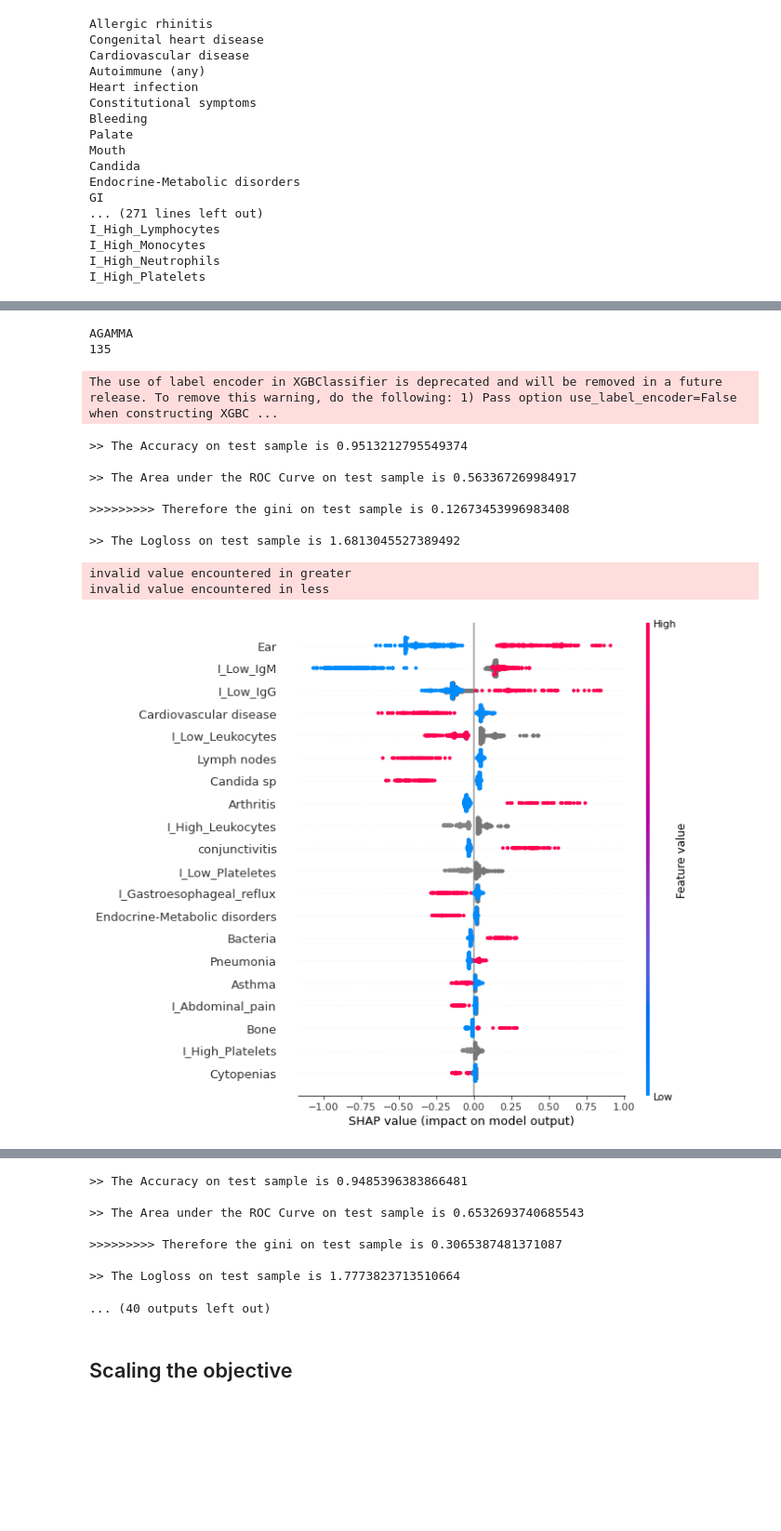
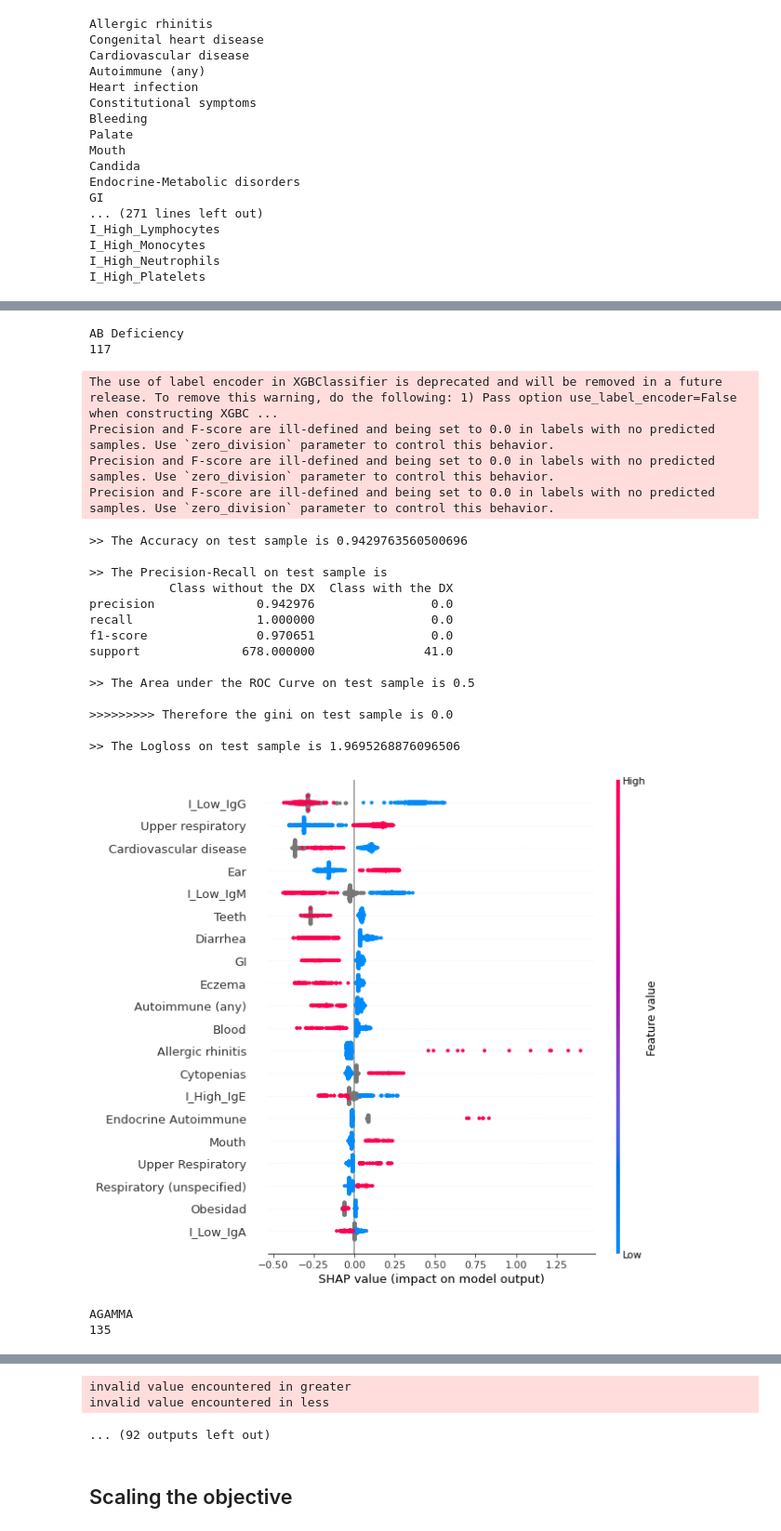
Before and after one commit to adfmb/who_is_your_data, a Jupyter notebook: 0011_xgboost_01_12Dx.ipynb, the cells around one changed output, grey strips where cells are left out. Shown at 93% size. Saved outputs shown, nothing was run; the diff lists cells and outputs as text; code cells hidden in the pictures; blank space fills up the shorter version.

```diff
--- a/0011_xgboost_01_12Dx.ipynb
+++ b/0011_xgboost_01_12Dx.ipynb
@@ -195,12 +195,22 @@ def run_model_DX(data,target_num,scale=False):
         **fit_params)
 
     pred_val = model.predict(X_test)
-
+    labels= ['Class without the DX', 'Class with the DX']
     accuracy_test = accuracy_score(y_test, pred_val)
+    report_precision_recall = pd.DataFrame(
+        classification_report(
+            y_test, pred_val,output_dict=True, target_names=labels
+        )
+    ).drop(
+            columns=['macro avg','weighted avg','accuracy']
+        )#.rename(columns={'accuracy':'accuracy_train'})
     auc_test = roc_auc_score(y_test, pred_val)
     logloss_test = log_loss(y_test, pred_val)
 
     print('>> The Accuracy on test sample is ' + str(accuracy_test))
+    print('')
+    print('>> The Precision-Recall on test sample is ')
+    print(report_precision_recall)
     print('')
     print('>> The Area under the ROC Curve on test sample is ' + str(auc_test))
     print('')
@@ -239,6 +249,7 @@ def run_model_DX(data,target_num,scale=False):
 # %%
 list_res = []
 for target_num in list(set(data['pre_target'])):
+    listreports=run_model_DX(data,target_num)
     list_res = list_res + [run_model_DX(data,target_num)]
 # %% [output]
 AB Deficiency
@@ -248,20 +268,30 @@ The use of label encoder in XGBClassifier is deprecated and will be removed in a
 
 >> The Area under the ROC Curve on test sample is 0.5
 
 >>>>>>>>> Therefore the gini on test sample is 0.0
 
 >> The Logloss on test sample is 1.9695268876096506
 [figure]
-AGAMMA
-135
+AB Deficiency
+117
 The use of label encoder in XGBClassifier is deprecated and will be removed in a future release. To remove this warning, do the following: 1) Pass option use_label_encoder=False when constructing XGBC ...
+Precision and F-score are ill-defined and being set to 0.0 in labels with no predicted samples. Use `zero_division` parameter to control this behavior.
+Precision and F-score are ill-defined and being set to 0.0 in labels with no predicted samples. Use `zero_division` parameter to control this behavior.
+Precision and F-score are ill-defined and being set to 0.0 in labels with no predicted samples. Use `zero_division` parameter to control this behavior.
->> The Accuracy on test sample is 0.9513212795549374
+>> The Accuracy on test sample is 0.9429763560500696
 
->> The Area under the ROC Curve on test sample is 0.563367269984917
+>> The Precision-Recall on test sample is
+           Class without the DX  Class with the DX
+precision              0.942976                0.0
+recall                 1.000000                0.0
+f1-score               0.970651                0.0
+support              678.000000               41.0
 
->>>>>>>>> Therefore the gini on test sample is 0.12673453996983408
+>> The Area under the ROC Curve on test sample is 0.5
 
->> The Logloss on test sample is 1.6813045527389492
+>>>>>>>>> Therefore the gini on test sample is 0.0
+
+>> The Logloss on test sample is 1.9695268876096506
+[figure, new version]
-invalid value encountered in greater
-invalid value encountered in less
+AGAMMA
+135
-[figure, old version]
@@ -271,11 +313,6 @@ The use of label encoder in XGBClassifier is deprecated and will be removed in a
->> The Accuracy on test sample is 0.9485396383866481
-
->> The Area under the ROC Curve on test sample is 0.6532693740685543
-
->>>>>>>>> Therefore the gini on test sample is 0.3065387481371087
-
->> The Logloss on test sample is 1.7773823713510664
+invalid value encountered in greater
+invalid value encountered in less
-... (40 outputs left out)
+... (92 outputs left out)
 # %% [markdown]
 ## Scaling the objective
 # %%
```
Also changed, not shown: parts of 17 cells of this notebook, 4 other files.
